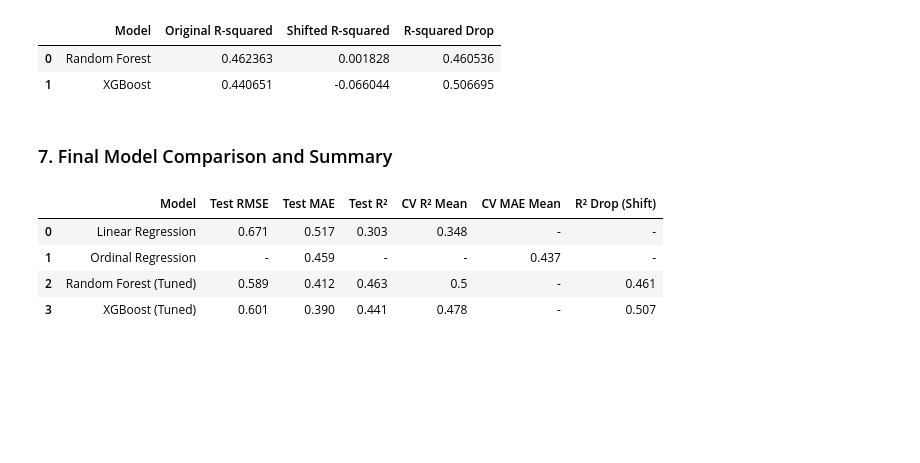
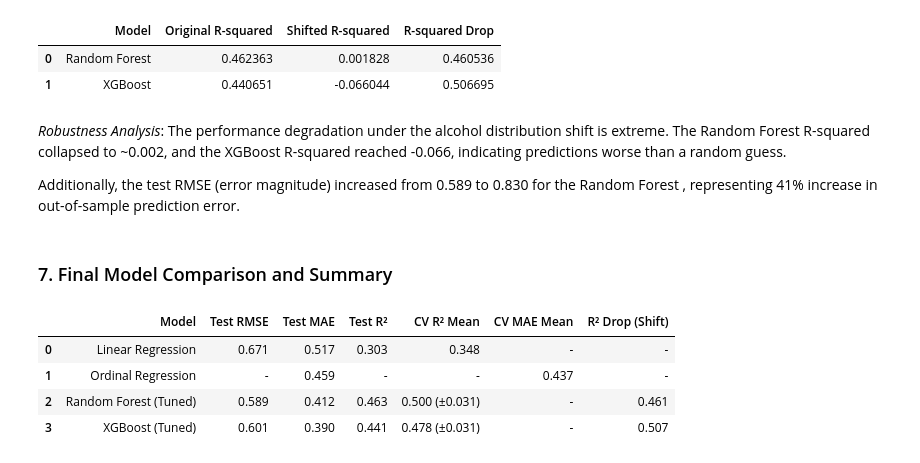
Before and after one commit to benmckenz000/wine-quality-modeling, a Jupyter notebook: WineQuality2.ipynb, the cells around one changed output. Saved outputs shown, nothing was run; the diff lists cells and outputs as text; code cells hidden in the pictures; blank space fills up the shorter version.

Commit message:
Updated final summary table StDev

```diff
--- a/WineQuality2.ipynb
+++ b/WineQuality2.ipynb
@@ -454,6 +484,10 @@ comparison_df
 |  | Model | Original R-squared | Shifted R-squared | R-squared Drop |
 | 0 | Random Forest | 0.462363 | 0.001828 | 0.460536 |
 | 1 | XGBoost | 0.440651 | -0.066044 | 0.506695 |
+# %% [markdown]
+*Robustness Analysis*: The performance degradation under the alcohol distribution shift is extreme. The Random Forest R-squared collapsed to ~0.002, and the XGBoost R-squared reached -0.066, indicating predictions worse than a random guess.
+
+Additionally, the test RMSE (error magnitude) increased from 0.589 to 0.830 for the Random Forest , representing 41% increase in out-of-sample prediction error.
 # %% [markdown]
 ### 7. Final Model Comparison and Summary
 # %%
@@ -484,35 +518,37 @@ summary_df = pd.DataFrame({
         np.round(r2_score(y_test, rf_tuned_preds), 3),
         np.round(r2_score(y_test, xgb_tuned_preds), 3)
     ],
 
-    # Cross-Validation (Tuned CV scores)
+    # Cross validation (tuned CV scores)
+
+
     "CV R² Mean": [
         np.round(np.mean(lr_cv_scores), 3),
         "-",
-        np.round(np.mean(rf_tuned_cv_scores), 3),
-        np.round(np.mean(xgb_tuned_cv_scores), 3)
+        f"{np.mean(rf_tuned_cv_scores):.3f} (±{np.std(rf_tuned_cv_scores):.3f})",
+        f"{xgb_tuned_cv_mean:.3f} (±{xgb_tuned_cv_std:.3f})"
     ],
 
     "CV MAE Mean": [
         "-",
         np.round(-np.mean(ord_cv_scores), 3),
         "-",
         "-"
     ],
 
     # Robustness (R² Drop)
     "R² Drop (Shift)": [
         "-",
         "-",
         np.round(r2_score(y_test, rf_tuned_preds) - rf_shift_r2, 3),
         np.round(r2_score(y_test, xgb_tuned_preds) - xgb_shift_r2, 3)
     ]
 })
 
 summary_df
 # %% [output]
 |  | Model | Test RMSE | Test MAE | Test R² | CV R² Mean | CV MAE Mean | R² Drop (Shift) |
 | 0 | Linear Regression | 0.671 | 0.517 | 0.303 | 0.348 | - | - |
 | 1 | Ordinal Regression | - | 0.459 | - | - | 0.437 | - |
-| 2 | Random Forest (Tuned) | 0.589 | 0.412 | 0.463 | 0.5 | - | 0.461 |
-| 3 | XGBoost (Tuned) | 0.601 | 0.390 | 0.441 | 0.478 | - | 0.507 |
+| 2 | Random Forest (Tuned) | 0.589 | 0.412 | 0.463 | 0.500 (±0.031) | - | 0.461 |
+| 3 | XGBoost (Tuned) | 0.601 | 0.390 | 0.441 | 0.478 (±0.031) | - | 0.507 |
```
Also changed, not shown: parts of 8 cells of this notebook.
